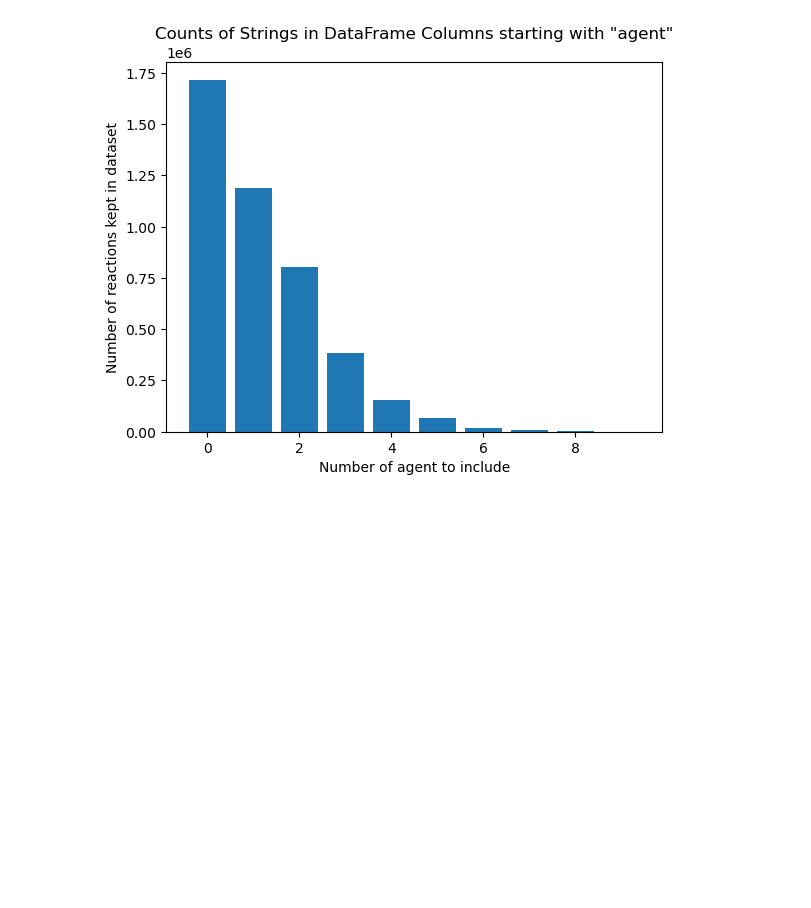
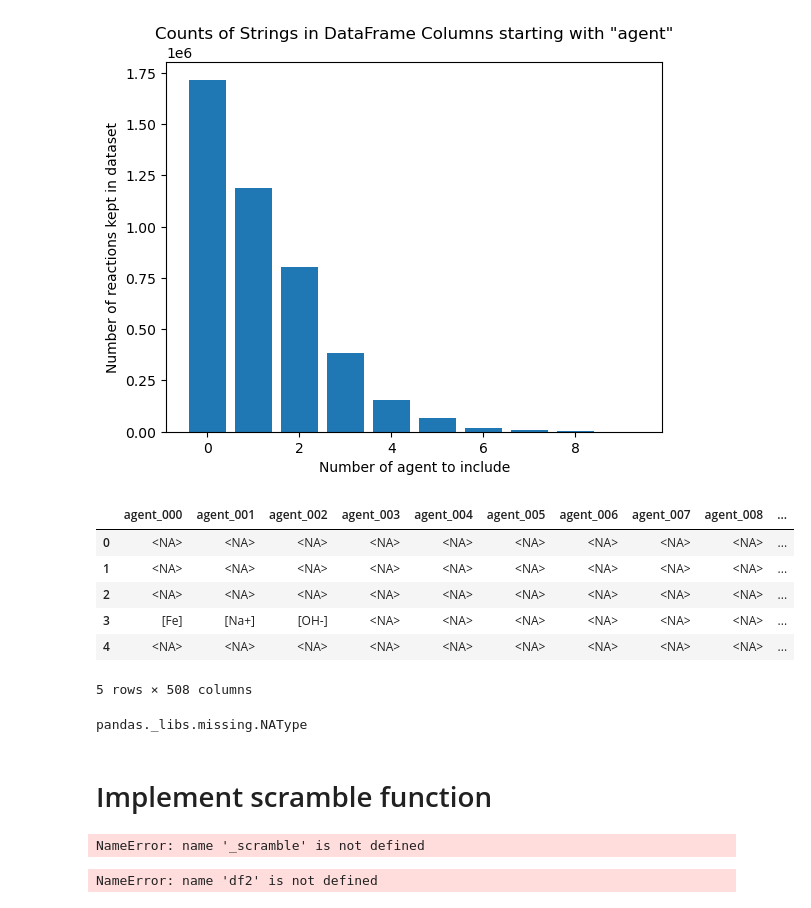
Before and after one commit to sustainable-processes/ORDerly, a Jupyter notebook: notebooks/ORDerly_args_decisions.ipynb, the cells around one changed output. Cells and saved outputs as stored; diff of their text form; code cells hidden in the pictures; blank space fills up the shorter version.

```diff
--- a/notebooks/ORDerly_args_decisions.ipynb
+++ b/notebooks/ORDerly_args_decisions.ipynb
@@ -104,0 +109,19 @@ for molecule in ['reactant', 'product', 'solvent', 'catalyst', 'reagent', 'agent
+# %%
+import pandas as pd
+df = pd.read_parquet('/Users/dsw46/Downloads/cleaned orderly data copies/unfiltered/uspto_no_trust/orderly_ord.parquet')
+# %%
+df.head()
+# %% [output]
+|  | agent_000 | agent_001 | agent_002 | agent_003 | agent_004 | agent_005 | agent_006 | agent_007 | agent_008 | ... |
+| 0 | <NA> | <NA> | <NA> | <NA> | <NA> | <NA> | <NA> | <NA> | <NA> | ... |
+| 1 | <NA> | <NA> | <NA> | <NA> | <NA> | <NA> | <NA> | <NA> | <NA> | ... |
+| 2 | <NA> | <NA> | <NA> | <NA> | <NA> | <NA> | <NA> | <NA> | <NA> | ... |
+| 3 | [Fe] | [Na+] | [OH-] | <NA> | <NA> | <NA> | <NA> | <NA> | <NA> | ... |
+| 4 | <NA> | <NA> | <NA> | <NA> | <NA> | <NA> | <NA> | <NA> | <NA> | ... |
+5 rows × 508 columns
+# %%
+type(df.iloc[0]['reactant_002'])
+# %% [output]
+pandas._libs.missing.NAType
+# %% [markdown]
+# Implement scramble function
@@ -104,0 +166,8 @@ for molecule in ['reactant', 'product', 'solvent', 'catalyst', 'reagent', 'agent
+# %%
+df2 = _scramble(toy_df)
+# %% [output]
+NameError: name '_scramble' is not defined
+# %%
+df2
+# %% [output]
+NameError: name 'df2' is not defined
```
Also changed, not shown: parts of 16 cells of this notebook, 9 other files.
